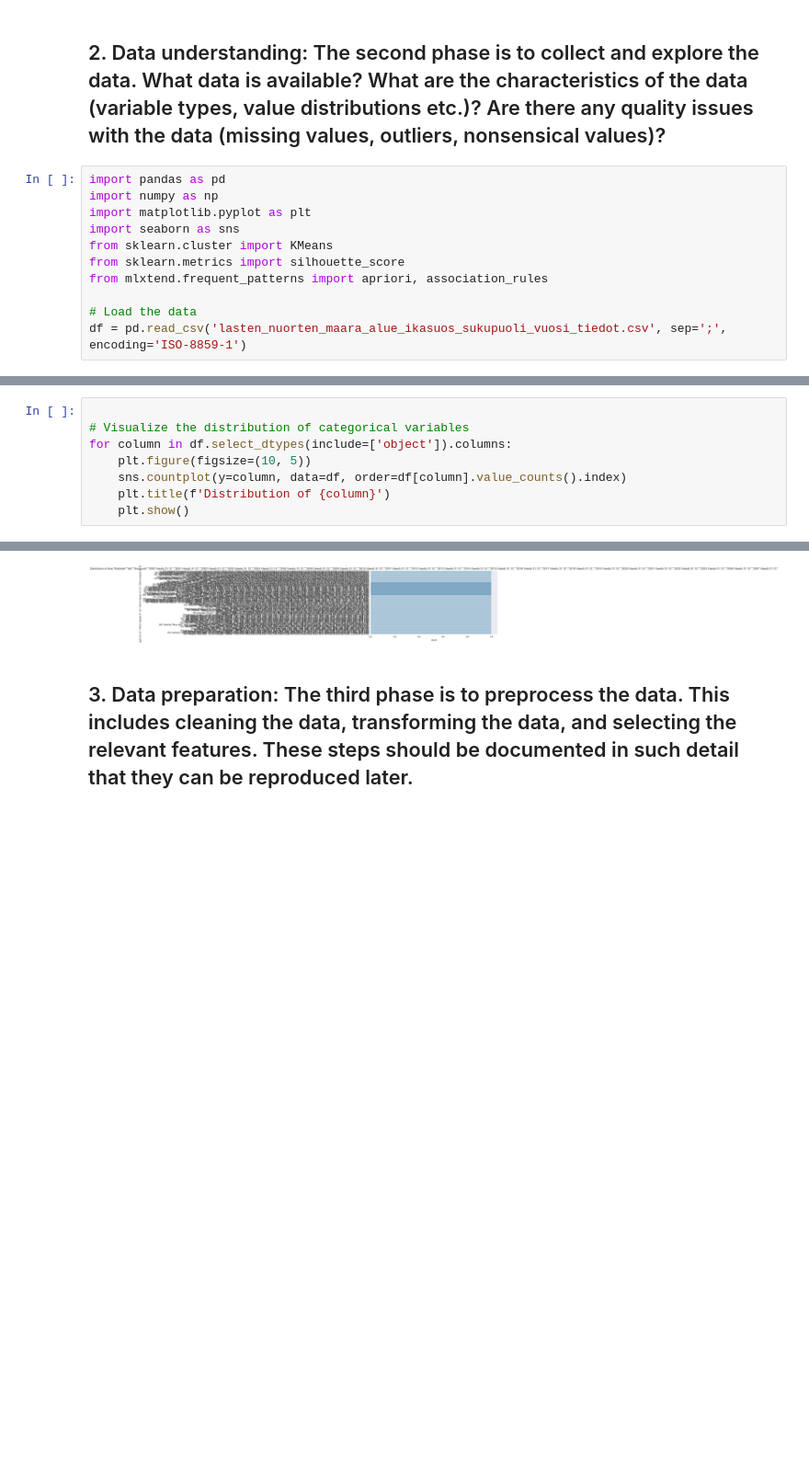
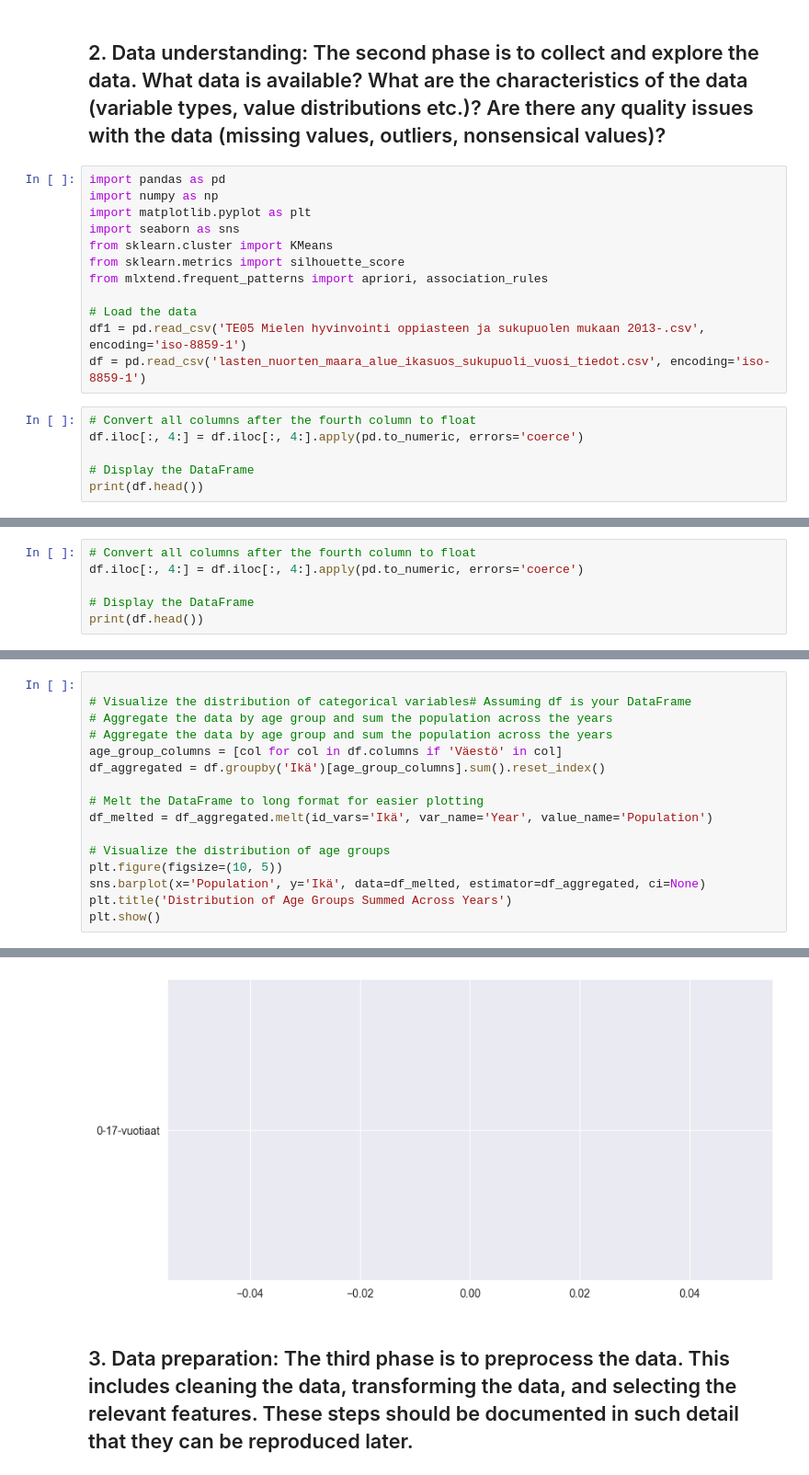
Before and after one commit to kismet85/dkkoAssignments, a Jupyter notebook: Projekti/Lasten_ja_nuorten_hyvinvointi.ipynb, the cells around one changed output, grey strips where cells are left out. Shown at 92% size. Saved outputs shown, nothing was run; the diff lists cells and outputs as text; blank space fills up the shorter version.

```diff
--- a/Projekti/Lasten_ja_nuorten_hyvinvointi.ipynb
+++ b/Projekti/Lasten_ja_nuorten_hyvinvointi.ipynb
@@ -55,4 +55,11 @@ from sklearn.metrics import silhouette_score
 from mlxtend.frequent_patterns import apriori, association_rules
 
 # Load the data
-df = pd.read_csv('lasten_nuorten_maara_alue_ikasuos_sukupuoli_vuosi_tiedot.csv', sep=';', encoding='ISO-8859-1')
+df1 = pd.read_csv('TE05 Mielen hyvinvointi oppiasteen ja sukupuolen mukaan 2013-.csv', encoding='iso-8859-1')
+df = pd.read_csv('lasten_nuorten_maara_alue_ikasuos_sukupuoli_vuosi_tiedot.csv', encoding='iso-8859-1')
+# %%
+# Convert all columns after the fourth column to float
+df.iloc[:, 4:] = df.iloc[:, 4:].apply(pd.to_numeric, errors='coerce')
+
+# Display the DataFrame
+print(df.head())
@@ -58,0 +84,6 @@ df = pd.read_csv('lasten_nuorten_maara_alue_ikasuos_sukupuoli_vuosi_tiedot.csv',
+# %%
+# Convert all columns after the fourth column to float
+df.iloc[:, 4:] = df.iloc[:, 4:].apply(pd.to_numeric, errors='coerce')
+
+# Display the DataFrame
+print(df.head())
@@ -85,9 +197,17 @@ plt.show()
 # %%
 
-# Visualize the distribution of categorical variables
-for column in df.select_dtypes(include=['object']).columns:
-    plt.figure(figsize=(10, 5))
-    sns.countplot(y=column, data=df, order=df[column].value_counts().index)
-    plt.title(f'Distribution of {column}')
-    plt.show()
+# Visualize the distribution of categorical variables# Assuming df is your DataFrame
+# Aggregate the data by age group and sum the population across the years
+# Aggregate the data by age group and sum the population across the years
+age_group_columns = [col for col in df.columns if 'Väestö' in col]
+df_aggregated = df.groupby('Ikä')[age_group_columns].sum().reset_index()
+
+# Melt the DataFrame to long format for easier plotting
+df_melted = df_aggregated.melt(id_vars='Ikä', var_name='Year', value_name='Population')
+
+# Visualize the distribution of age groups
+plt.figure(figsize=(10, 5))
+sns.barplot(x='Population', y='Ikä', data=df_melted, estimator=df_aggregated, ci=None)
+plt.title('Distribution of Age Groups Summed Across Years')
+plt.show()
 # %% [output]
@@ -94,4 +218,4 @@ for column in df.select_dtypes(include=['object']).columns:
-[figure, old version]
+[figure, new version]
 # %% [markdown]
 ## 3. Data preparation: The third phase is to preprocess the data. This includes cleaning the data, transforming the data, and selecting the relevant features. These steps should be documented in such detail that they can be reproduced later.
 # %% [markdown]
```
Also changed, not shown: parts of 8 cells of this notebook, 1 other file.
